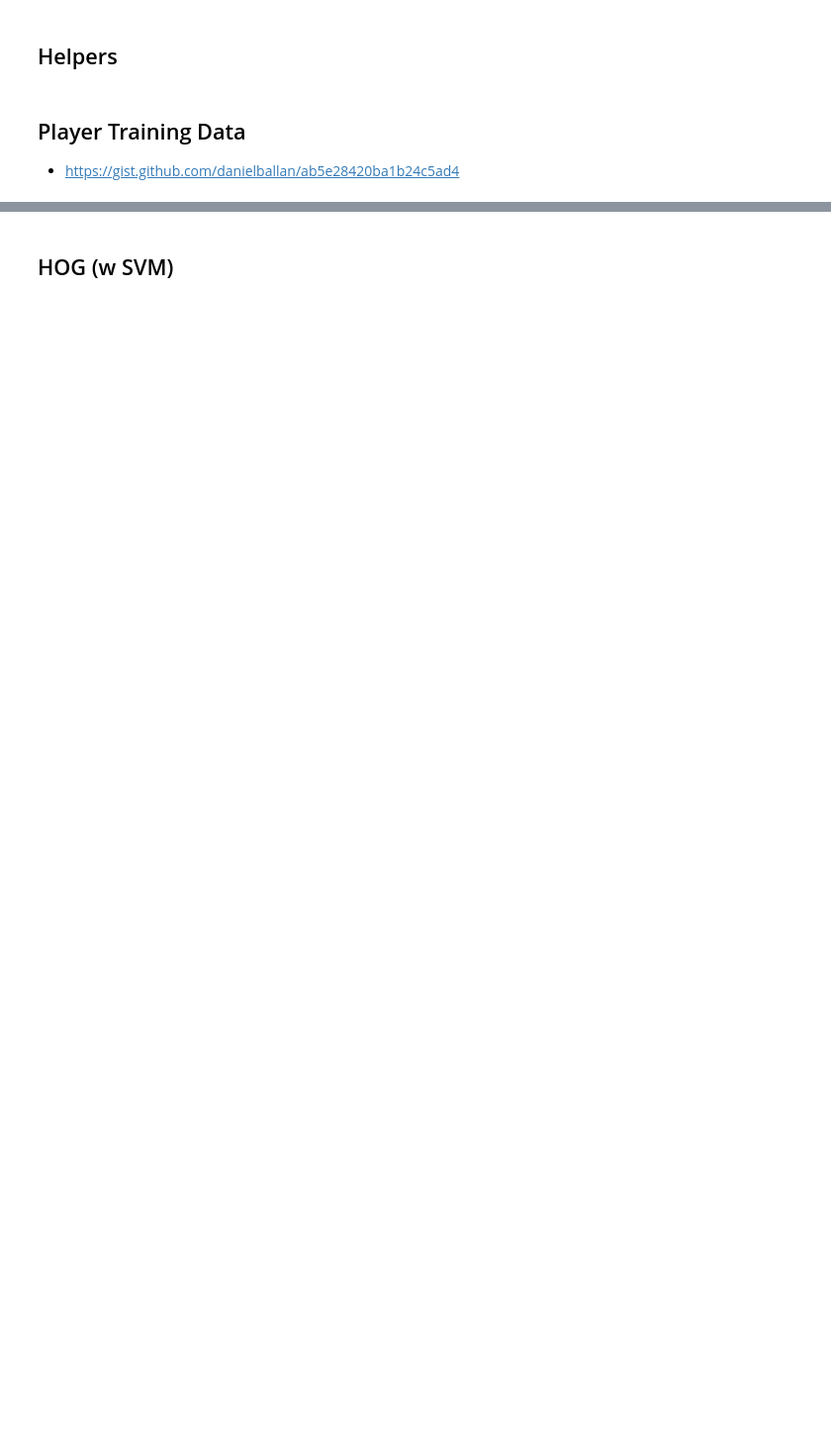
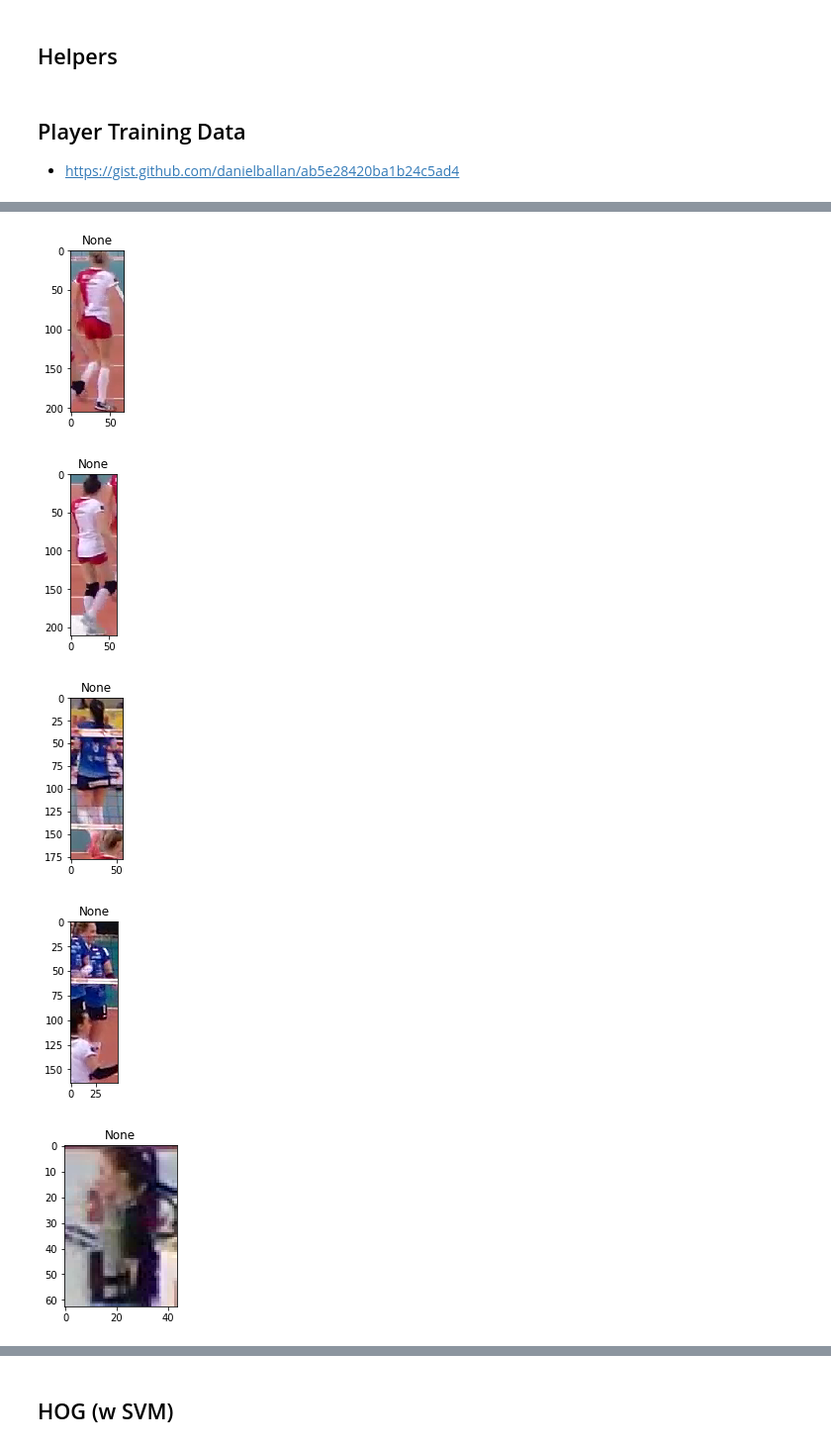
Before and after one commit to bfortuner/computer-vision, a Jupyter notebook: theory/HOG.ipynb, the cells around one changed output, grey strips where cells are left out. Shown at 99% size. Drawn from its saved outputs; the diff is of its cells as text; code cells hidden in the pictures; blank space fills up the shorter version.

```diff
--- a/theory/HOG.ipynb
+++ b/theory/HOG.ipynb
@@ -22,3 +26,4 @@ json_fpath = os.path.join(DATA_DIR, 'volleyball_frame_00665.json')
 img_fpath = os.path.join(DATA_DIR, 'volleyball_frame_00665.png')
 IMG_DIR = os.path.join(DATA_DIR, 'volleyball', 'images_subset')
 metadata_fpath = os.path.join(DATA_DIR, 'volleyball_bbox_labels.csv')
+FIGSIZE=(6,6)
@@ -189,9 +265,15 @@ plot_bbs_from_rectLabel_annos(json_fpath, img_fpath)
 # %%
 bgr_img = load_cv2_img(img_fpath, colorspace=cv2.COLOR_BGR2RGB)
 crops = get_img_crops_from_rectLabel_bbs(bgr_img, json_fpath)
 for crop in crops['red_team'][:2]:
-    plot_img(crop)
+    plot_img(crop, fs=(3,3))
 for crop in crops['blue_team'][:2]:
-    plot_img(crop)
+    plot_img(crop, fs=(3,3))
 for crop in crops['referee'][:2]:
-    plot_img(crop)
+    plot_img(crop, fs=(3,3))
+# %% [output]
+[figure, added]
+[figure, added]
+[figure, added]
+[figure, added]
+[figure, added]
```
Also changed, not shown: parts of 38 cells of this notebook, 4 other files.
